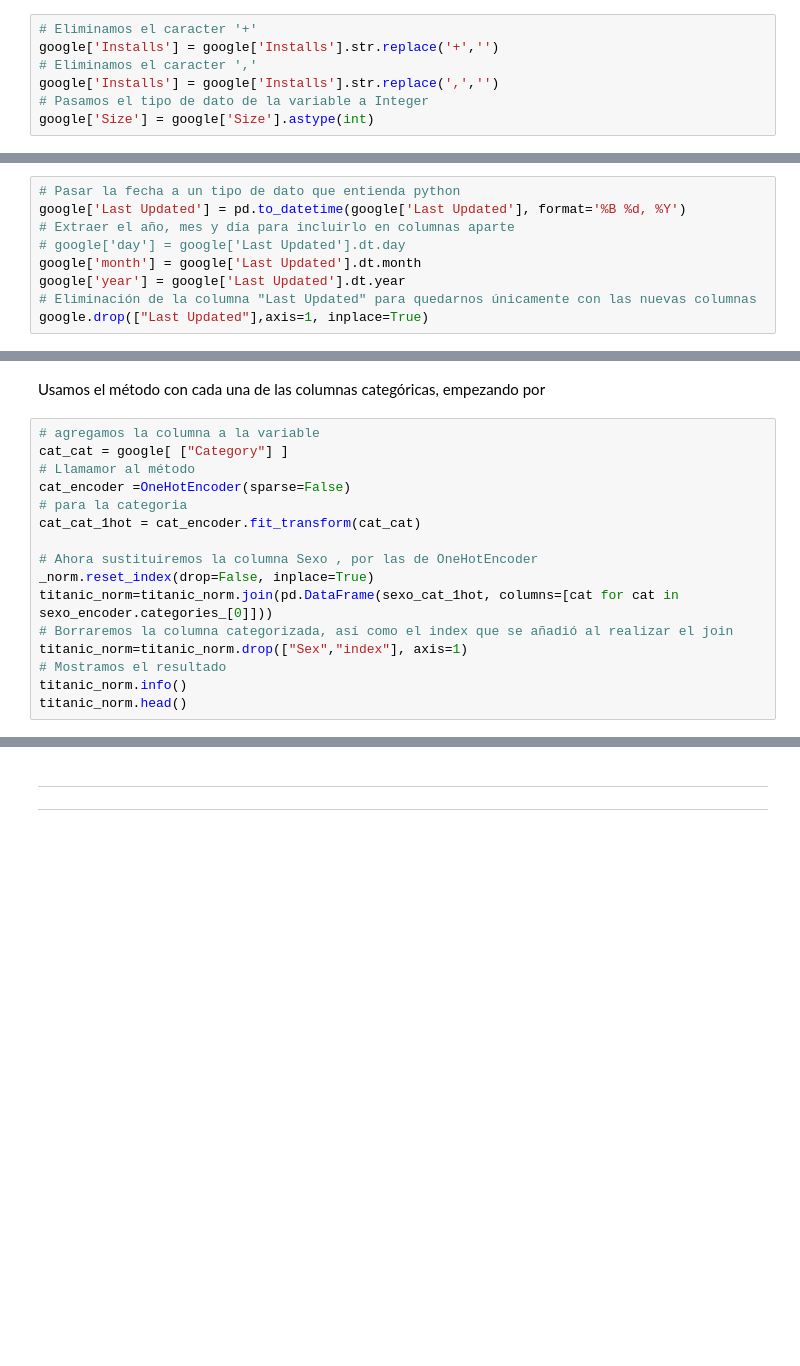
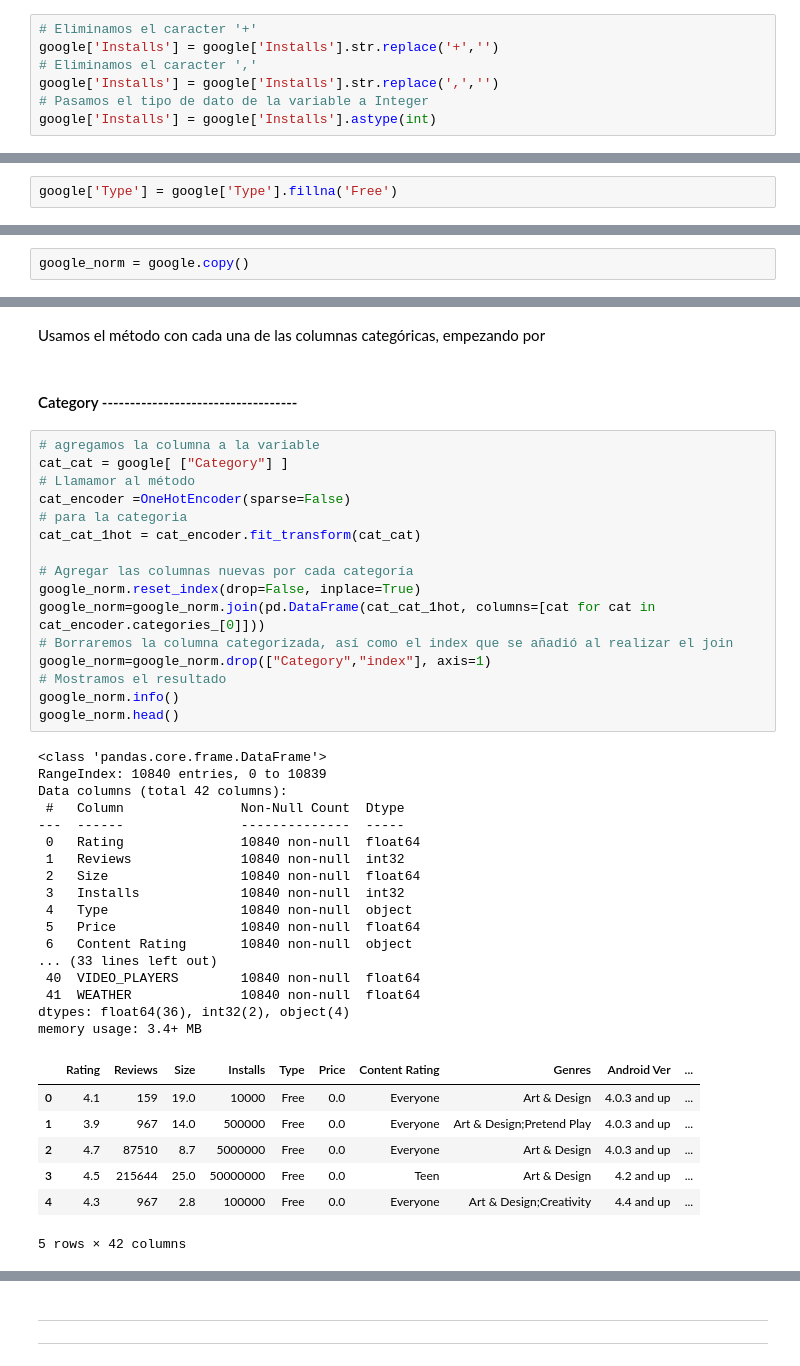
Before and after one commit to RobinGoldwing/golden-ML-GoogleApps, a Jupyter notebook: Google-MultiClas-Ruben.ipynb, the cells around one changed output, grey strips where cells are left out. Saved outputs shown, nothing was run; the diff lists cells and outputs as text; blank space fills up the shorter version.

```diff
--- a/Google-MultiClas-Ruben.ipynb
+++ b/Google-MultiClas-Ruben.ipynb
@@ -393,7 +393,7 @@ google['Installs'] = google['Installs'].str.replace('+','')
 # Eliminamos el caracter ','
 google['Installs'] = google['Installs'].str.replace(',','')
 # Pasamos el tipo de dato de la variable a Integer
-google['Size'] = google['Size'].astype(int)
+google['Installs'] = google['Installs'].astype(int)
 # %% [markdown]
 Comprobamos el estado final
 # %%
@@ -442,0 +456,2 @@ Name: Type, dtype: object
+# %%
+google['Type'] = google['Type'].fillna('Free')
@@ -592,9 +614,0 @@ Podemos observar que:
-# %%
-# Pasar la fecha a un tipo de dato que entienda python
-google['Last Updated'] = pd.to_datetime(google['Last Updated'], format='%B %d, %Y')
-# Extraer el año, mes y día para incluirlo en columnas aparte
-# google['day'] = google['Last Updated'].dt.day
-google['month'] = google['Last Updated'].dt.month
-google['year'] = google['Last Updated'].dt.year
-# Eliminación de la columna "Last Updated" para quedarnos únicamente con las nuevas columnas
-google.drop(["Last Updated"],axis=1, inplace=True)
@@ -690,3 +695,5 @@ titanic_norm = titanic.copy()
+# %%
+google_norm = google.copy()
 # %% [markdown]
 Llamamos a la librería "OneHotEncoder" de Sklearn
 # %%
@@ -694,19 +701,46 @@ Llamamos a la librería "OneHotEncoder" de Sklearn
 from sklearn.preprocessing import OneHotEncoder
 # %% [markdown]
 Usamos el método con cada una de las columnas categóricas, empezando por
+# %% [markdown]
+#### Category -----------------------------------
 # %%
 # agregamos la columna a la variable
 cat_cat = google[ ["Category"] ]
 # Llamamor al método
 cat_encoder =OneHotEncoder(sparse=False)
 # para la categoria
 cat_cat_1hot = cat_encoder.fit_transform(cat_cat)
 
-# Ahora sustituiremos la columna Sexo , por las de OneHotEncoder
-_norm.reset_index(drop=False, inplace=True)
-titanic_norm=titanic_norm.join(pd.DataFrame(sexo_cat_1hot, columns=[cat for cat in sexo_encoder.categories_[0]]))
+# Agregar las columnas nuevas por cada categoría
+google_norm.reset_index(drop=False, inplace=True)
+google_norm=google_norm.join(pd.DataFrame(cat_cat_1hot, columns=[cat for cat in cat_encoder.categories_[0]]))
 # Borraremos la columna categorizada, así como el index que se añadió al realizar el join
-titanic_norm=titanic_norm.drop(["Sex","index"], axis=1)
+google_norm=google_norm.drop(["Category","index"], axis=1)
 # Mostramos el resultado
-titanic_norm.info()
-titanic_norm.head()
+google_norm.info()
+google_norm.head()
+# %% [output]
+<class 'pandas.core.frame.DataFrame'>
+RangeIndex: 10840 entries, 0 to 10839
+Data columns (total 42 columns):
+ #   Column               Non-Null Count  Dtype
+---  ------               --------------  -----
+ 0   Rating               10840 non-null  float64
+ 1   Reviews              10840 non-null  int32
+ 2   Size                 10840 non-null  float64
+ 3   Installs             10840 non-null  int32
+ 4   Type                 10840 non-null  object
+ 5   Price                10840 non-null  float64
+ 6   Content Rating       10840 non-null  object
+... (33 lines left out)
+ 40  VIDEO_PLAYERS        10840 non-null  float64
+ 41  WEATHER              10840 non-null  float64
+dtypes: float64(36), int32(2), object(4)
+memory usage: 3.4+ MB
+|  | Rating | Reviews | Size | Installs | Type | Price | Content Rating | Genres | Android Ver | ... |
+| 0 | 4.1 | 159 | 19.0 | 10000 | Free | 0.0 | Everyone | Art & Design | 4.0.3 and up | ... |
+| 1 | 3.9 | 967 | 14.0 | 500000 | Free | 0.0 | Everyone | Art & Design;Pretend Play | 4.0.3 and up | ... |
+| 2 | 4.7 | 87510 | 8.7 | 5000000 | Free | 0.0 | Everyone | Art & Design | 4.0.3 and up | ... |
+| 3 | 4.5 | 215644 | 25.0 | 50000000 | Free | 0.0 | Teen | Art & Design | 4.2 and up | ... |
+| 4 | 4.3 | 967 | 2.8 | 100000 | Free | 0.0 | Everyone | Art & Design;Creativity | 4.4 and up | ... |
+5 rows × 42 columns
```
Also changed, not shown: parts of 35 cells of this notebook.
